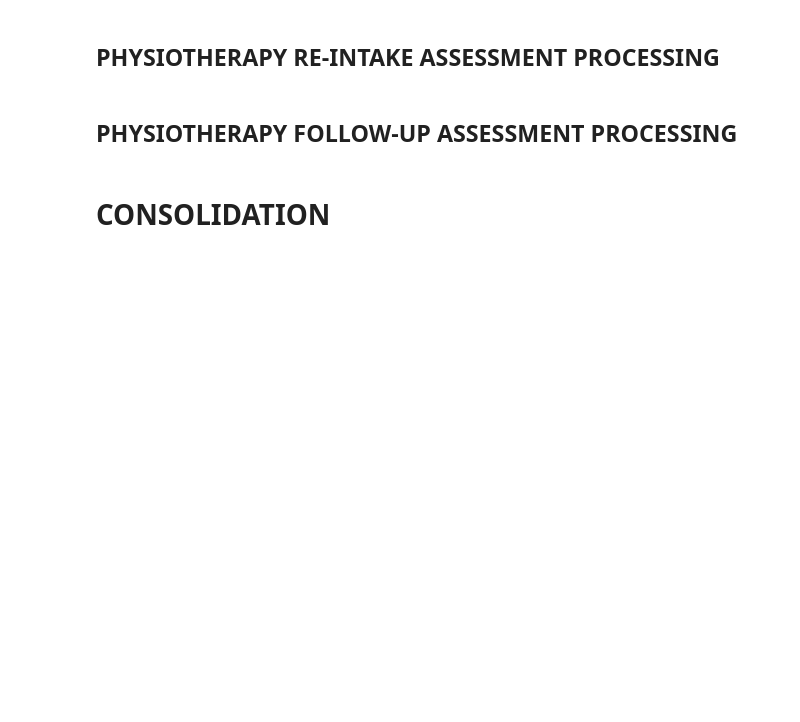
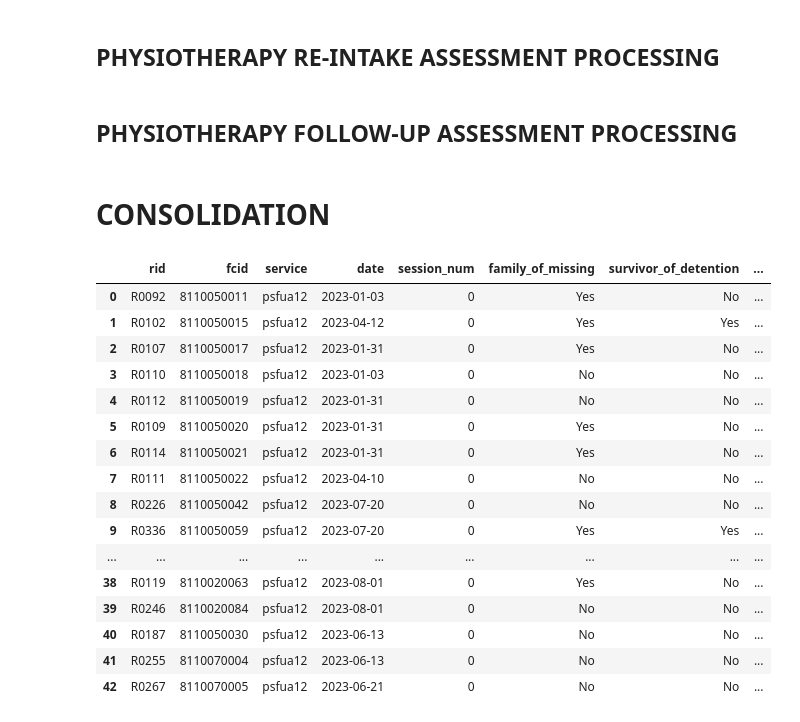
Before and after one commit to ModarYaghi/fc-performeter, a Jupyter notebook: notebooks/unvfvt.ipynb, the cells around one changed output. Drawn from its saved outputs; the diff is of its cells as text; code cells hidden in the pictures; blank space fills up the shorter version.

```diff
--- a/notebooks/unvfvt.ipynb
+++ b/notebooks/unvfvt.ipynb
@@ -323,12 +288,23 @@ ic23
 # %% [markdown]
 # CONSOLIDATION
 # %%
-for file in os.listdir(unvfvt23):
-    if file.endswith(".csv"):
-        lst = []
-        file_path = os.path.join(unvfvt23, file)
-        df = pd.read_csv(file_path)
-        for col in df.columns:
-            lst.append(col)
-        print(file, df.shape)
-        print(lst)
+ptfua12_path = os.path.join(unvfvt23, 'psfua12Beneficiaries23.csv')
+pd.read_csv(ptfua12_path)
+# %% [output]
+|  | rid | fcid | service | date | session_num | family_of_missing | survivor_of_detention | ... |
+| 0 | R0092 | 8110050011 | psfua12 | 2023-01-03 | 0 | Yes | No | ... |
+| 1 | R0102 | 8110050015 | psfua12 | 2023-04-12 | 0 | Yes | Yes | ... |
+| 2 | R0107 | 8110050017 | psfua12 | 2023-01-31 | 0 | Yes | No | ... |
+| 3 | R0110 | 8110050018 | psfua12 | 2023-01-03 | 0 | No | No | ... |
+| 4 | R0112 | 8110050019 | psfua12 | 2023-01-31 | 0 | No | No | ... |
+| 5 | R0109 | 8110050020 | psfua12 | 2023-01-31 | 0 | Yes | No | ... |
+| 6 | R0114 | 8110050021 | psfua12 | 2023-01-31 | 0 | Yes | No | ... |
+| 7 | R0111 | 8110050022 | psfua12 | 2023-04-10 | 0 | No | No | ... |
+| 8 | R0226 | 8110050042 | psfua12 | 2023-07-20 | 0 | No | No | ... |
+| 9 | R0336 | 8110050059 | psfua12 | 2023-07-20 | 0 | Yes | Yes | ... |
+| ... | ... | ... | ... | ... | ... | ... | ... | ... |
+| 38 | R0119 | 8110020063 | psfua12 | 2023-08-01 | 0 | Yes | No | ... |
+| 39 | R0246 | 8110020084 | psfua12 | 2023-08-01 | 0 | No | No | ... |
+| 40 | R0187 | 8110050030 | psfua12 | 2023-06-13 | 0 | No | No | ... |
+| 41 | R0255 | 8110070004 | psfua12 | 2023-06-13 | 0 | No | No | ... |
+| 42 | R0267 | 8110070005 | psfua12 | 2023-06-21 | 0 | No | No | ... |
```
Also changed, not shown: parts of 2 cells of this notebook, 5 other files.
